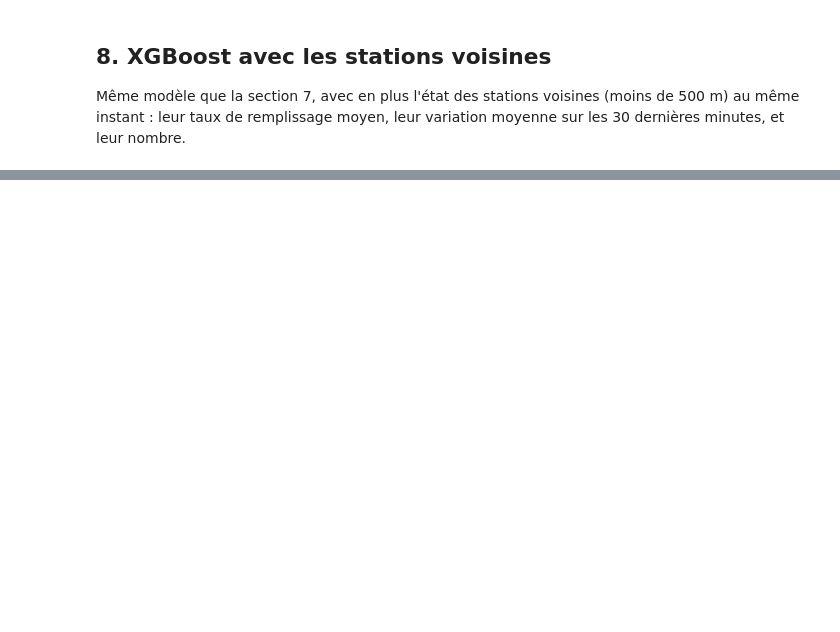
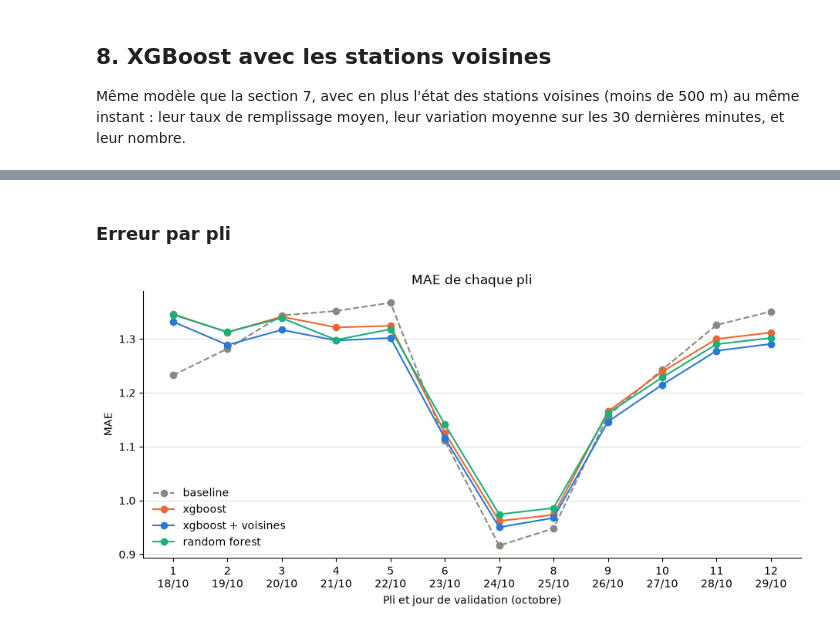
Before and after one commit to PorcherLeo/ProjetDataScience, a Jupyter notebook: 02-modelisation.ipynb, the cells around one changed output, grey strips where cells are left out. Cells and saved outputs as stored; diff of their text form; code cells hidden in the pictures; blank space fills up the shorter version.

Commit message:
Random Forest + Métriques de fin + Importance des variables

```diff
--- a/02-modelisation.ipynb
+++ b/02-modelisation.ipynb
@@ -154,2 +170,2 @@ j17 = pd.to_datetime("17-10-2026 00:00", format="%d-%m-%Y %H:%M")
 # %%
-j18 = pd.to_datetime("18-10-2026 00:00", format="%d-%m-%Y %H:%M")
+j30 = pd.to_datetime("30-10-2026 00:00", format="%d-%m-%Y %H:%M")
@@ -319,0 +359,15 @@ MAE6 : 1.111 | RMSE6 : 1.883
+# %%
+erreur = val_10["available"] - val_10["available_t30"]
+mae_10 = erreur.abs().mean()
+rmse_10 = (erreur ** 2).mean() ** 0.5
+print("MAE10 :", round(mae_10, 3), "| RMSE10 :", round(rmse_10, 3))
+
+erreur = val_11["available"] - val_11["available_t30"]
+mae_11 = erreur.abs().mean()
+rmse_11 = (erreur ** 2).mean() ** 0.5
+print("MAE11 :", round(mae_11, 3), "| RMSE11 :", round(rmse_11, 3))
+
+erreur = val_12["available"] - val_12["available_t30"]
+mae_12 = erreur.abs().mean()
+rmse_12 = (erreur ** 2).mean() ** 0.5
+print("MAE12 :", round(mae_12, 3), "| RMSE12 :", round(rmse_12, 3))
@@ -621,0 +1048,29 @@ comparaison.round(3)
+# %% [markdown]
+### Erreur par pli
+# %%
+import matplotlib.pyplot as plt
+
+jours = [f"{k}\n{17 + k}/10" for k in range(1, 13)]
+mae_baseline = [mae_1, mae_2, mae_3, mae_4, mae_5, mae_6, mae_7, mae_8, mae_9, mae_10, mae_11, mae_12]
+mae_xgboost = [mae_xgb_1, mae_xgb_2, mae_xgb_3, mae_xgb_4, mae_xgb_5, mae_xgb_6, mae_xgb_7, mae_xgb_8, mae_xgb_9, mae_xgb_10, mae_xgb_11, mae_xgb_12]
+mae_voisines = [mae_vois_1, mae_vois_2, mae_vois_3, mae_vois_4, mae_vois_5, mae_vois_6, mae_vois_7, mae_vois_8, mae_vois_9, mae_vois_10, mae_vois_11, mae_vois_12]
+mae_forest = [mae_rf_1, mae_rf_2, mae_rf_3, mae_rf_4, mae_rf_5, mae_rf_6, mae_rf_7, mae_rf_8, mae_rf_9, mae_rf_10, mae_rf_11, mae_rf_12]
+taille_train = [train_1.shape[0] / 1e6, train_2.shape[0] / 1e6, train_3.shape[0] / 1e6, train_4.shape[0] / 1e6, train_5.shape[0] / 1e6, train_6.shape[0] / 1e6, train_7.shape[0] / 1e6, train_8.shape[0] / 1e6, train_9.shape[0] / 1e6, train_10.shape[0] / 1e6, train_11.shape[0] / 1e6, train_12.shape[0] / 1e6]
+# %%
+fig, ax = plt.subplots(figsize=(11, 4.5))
+x = range(1, 13)
+ax.plot(x, mae_baseline, color="#898781", linestyle="--", marker="o", label="baseline")
+ax.plot(x, mae_xgboost, color="#eb6834", marker="o", label="xgboost")
+ax.plot(x, mae_voisines, color="#2a78d6", marker="o", label="xgboost + voisines")
+ax.plot(x, mae_forest, color="#1baf7a", marker="o", label="random forest")
+ax.set_xticks(x)
+ax.set_xticklabels(jours)
+ax.set_xlabel("Pli et jour de validation (octobre)")
+ax.set_ylabel("MAE")
+ax.set_title("MAE de chaque pli")
+ax.grid(axis="y", color="#e1e0d9")
+ax.spines[["top", "right"]].set_visible(False)
+ax.legend(frameon=False)
+plt.show()
+# %% [output]
+[figure, added]
```
Also changed, not shown: parts of 143 cells of this notebook.
